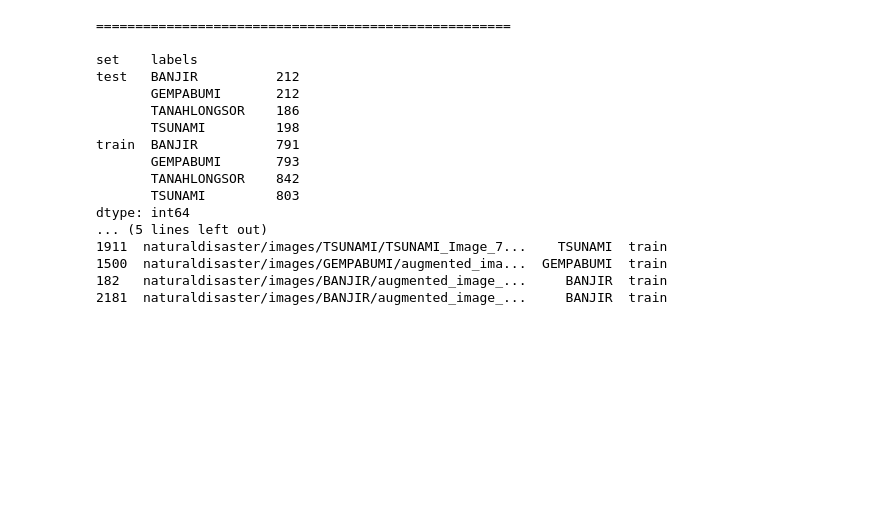
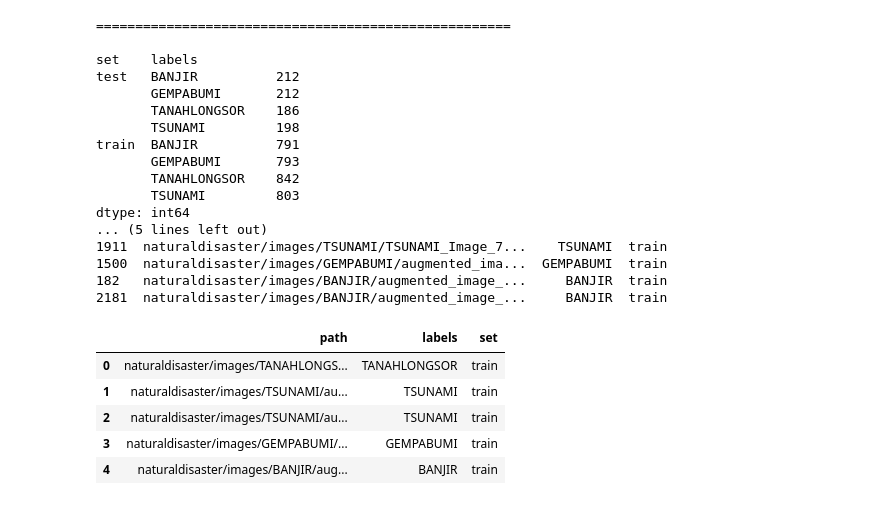
Before and after one commit to cryoras/ND_imageCNN, a Jupyter notebook: notebook_image.ipynb, the cells around one changed output. Cells and saved outputs as stored; diff of their text form; code cells hidden in the pictures; blank space fills up the shorter version.

```diff
--- a/notebook_image.ipynb
+++ b/notebook_image.ipynb
@@ -473,3 +473,12 @@ for index, row in tq(df_all.iterrows()):
 
     if os.path.exists(file_dest) == False:
         shutil.copy2(file_path,file_dest)
+# %%
+df_all.head()
+# %% [output]
+|  | path | labels | set |
+| 0 | naturaldisaster/images/TANAHLONGS... | TANAHLONGSOR | train |
+| 1 | naturaldisaster/images/TSUNAMI/au... | TSUNAMI | train |
+| 2 | naturaldisaster/images/TSUNAMI/au... | TSUNAMI | train |
+| 3 | naturaldisaster/images/GEMPABUMI/... | GEMPABUMI | train |
+| 4 | naturaldisaster/images/BANJIR/aug... | BANJIR | train |
```
Also changed, not shown: parts of 7 cells of this notebook.
